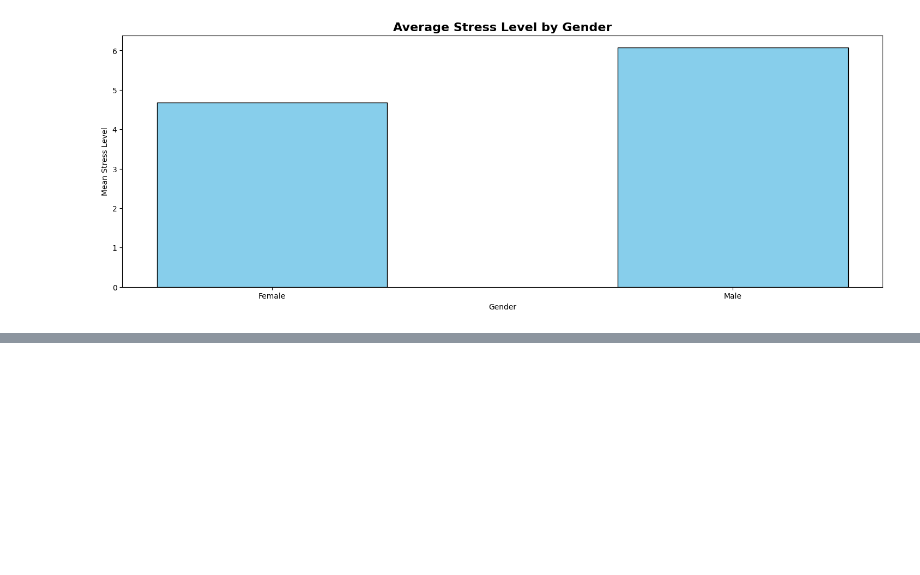
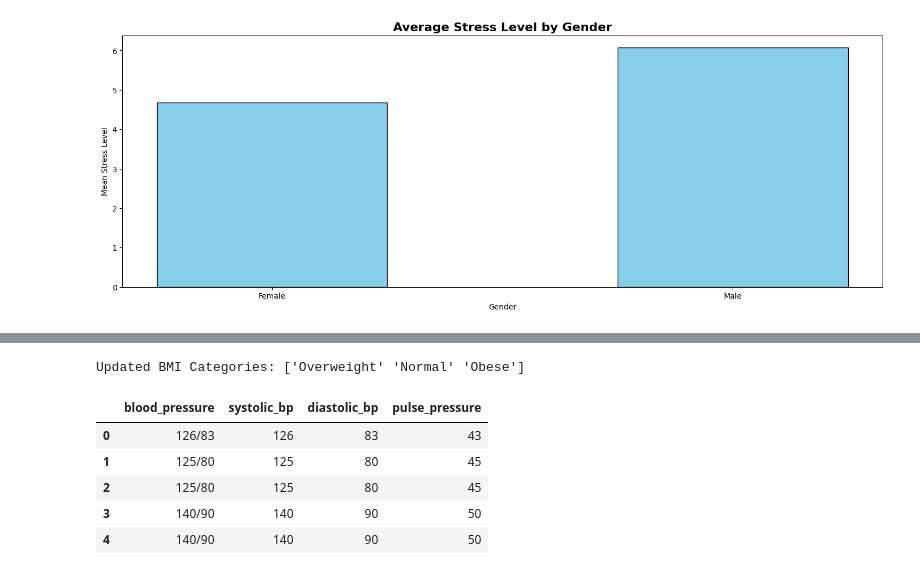
Before and after one commit to Nick-Prism/sleep-lifestyle-analysis, a Jupyter notebook: DEV_AAT.ipynb, the cells around one changed output, grey strips where cells are left out. Cells and saved outputs as stored; diff of their text form; code cells hidden in the pictures; blank space fills up the shorter version.

```diff
--- a/DEV_AAT.ipynb
+++ b/DEV_AAT.ipynb
@@ -379,0 +427,24 @@ del gender_stress_mean
+# %%
+# --- 1. Fix Inconsistent Categories ---
+# In this dataset, 'Normal' and 'Normal Weight' are often duplicates. Let's merge them.
+df['bmi_category'] = df['bmi_category'].replace('Normal Weight', 'Normal')
+print("Updated BMI Categories:", df['bmi_category'].unique())
+
+# --- 2. Feature Split: Blood Pressure ---
+# Currently "126/83" (String). We need 126 and 83 (Integers).
+df[['systolic_bp', 'diastolic_bp']] = df['blood_pressure'].str.split('/', expand=True).astype(int)
+
+# --- 3. Feature Creation: Pulse Pressure ---
+# Pulse pressure is the difference between Systolic and Diastolic (an indicator of heart health)
+df['pulse_pressure'] = df['systolic_bp'] - df['diastolic_bp']
+
+# Check the new columns
+df[['blood_pressure', 'systolic_bp', 'diastolic_bp', 'pulse_pressure']].head()
+# %% [output]
+Updated BMI Categories: ['Overweight' 'Normal' 'Obese']
+|  | blood_pressure | systolic_bp | diastolic_bp | pulse_pressure |
+| 0 | 126/83 | 126 | 83 | 43 |
+| 1 | 125/80 | 125 | 80 | 45 |
+| 2 | 125/80 | 125 | 80 | 45 |
+| 3 | 140/90 | 140 | 90 | 50 |
+| 4 | 140/90 | 140 | 90 | 50 |
```
Also changed, not shown: parts of 4 cells of this notebook.
